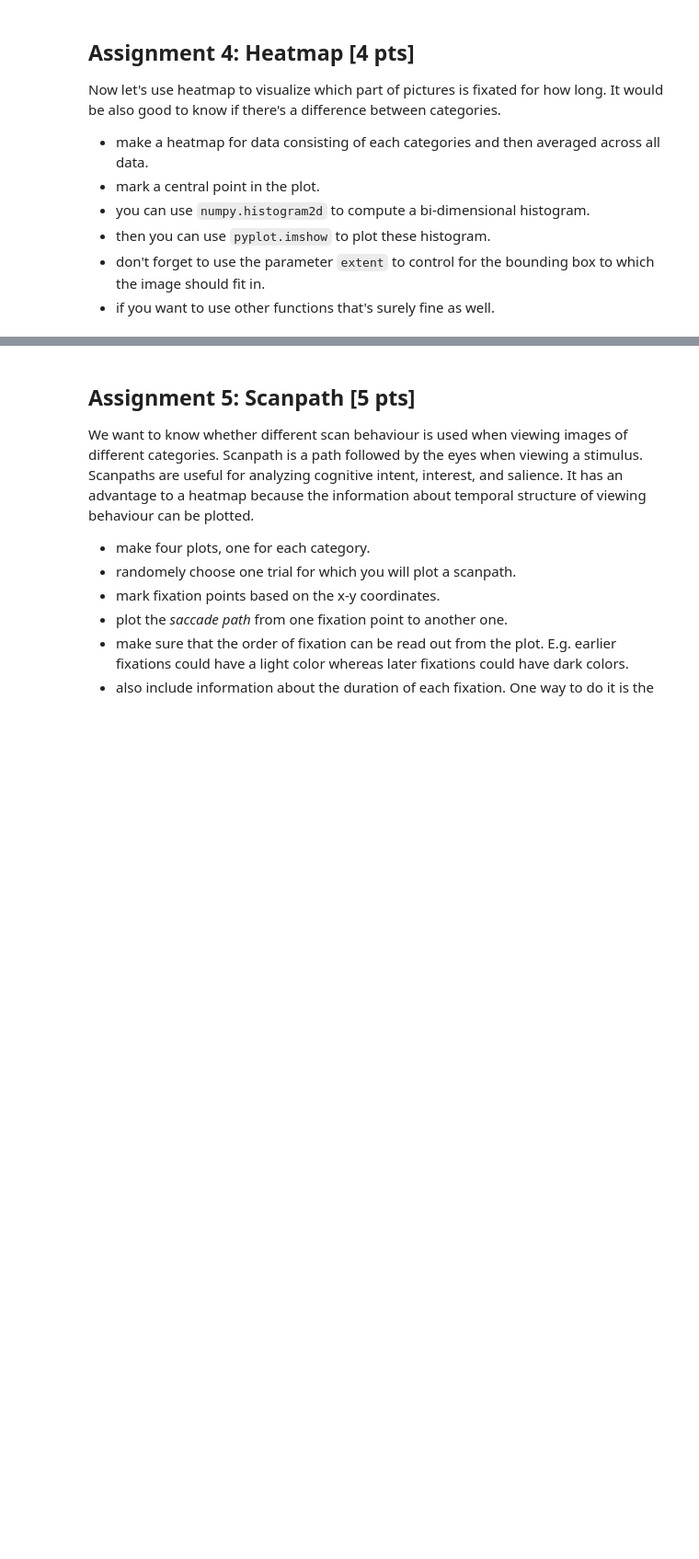
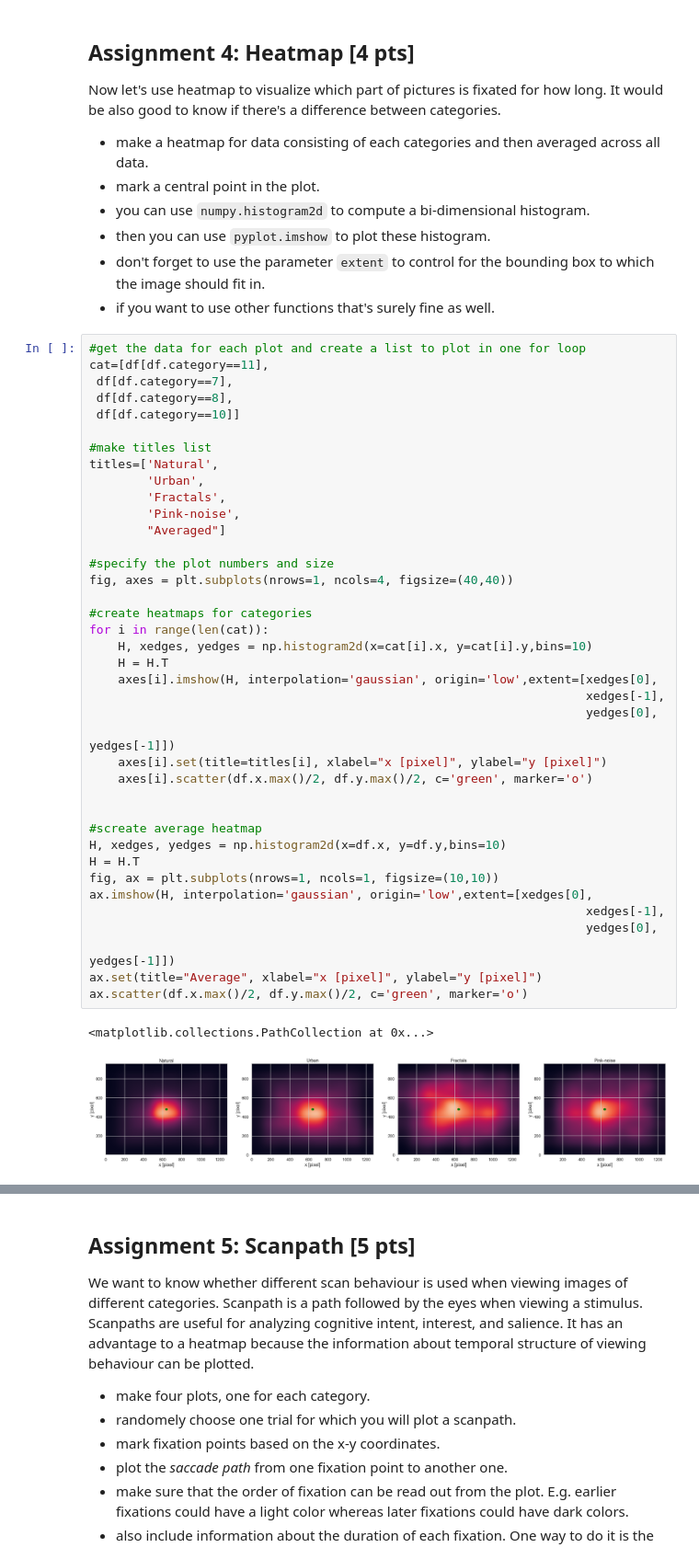
Before and after one commit to NBP-ACC/week-7-acc_7, a Jupyter notebook: Sheet05_Maria.ipynb, the cells around one changed output, grey strips where cells are left out. Shown at 92% size. Cells and saved outputs as stored; diff of their text form; blank space fills up the shorter version.

````diff
--- a/Sheet05_Maria.ipynb
+++ b/Sheet05_Maria.ipynb
@@ -305,3 +292,45 @@ Now let's use heatmap to visualize which part of pictures is fixated for how lon
 - then you can use ```pyplot.imshow``` to plot these histogram.
 - don't forget to use the parameter ```extent``` to control for the bounding box to which the image should fit in.
 - if you want to use other functions that's surely fine as well.
+# %%
+#get the data for each plot and create a list to plot in one for loop
+cat=[df[df.category==11],
+ df[df.category==7],
+ df[df.category==8],
+ df[df.category==10]]
+
+#make titles list
+titles=['Natural',
+        'Urban',
+        'Fractals',
+        'Pink-noise',
+        "Averaged"]
+
+#specify the plot numbers and size
+fig, axes = plt.subplots(nrows=1, ncols=4, figsize=(40,40))
+
+#create heatmaps for categories
+for i in range(len(cat)):
+    H, xedges, yedges = np.histogram2d(x=cat[i].x, y=cat[i].y,bins=10)
+    H = H.T
+    axes[i].imshow(H, interpolation='gaussian', origin='low',extent=[xedges[0],
+                                                                     xedges[-1],
+                                                                     yedges[0],
+                                                                     yedges[-1]])
+    axes[i].set(title=titles[i], xlabel="x [pixel]", ylabel="y [pixel]")
+    axes[i].scatter(df.x.max()/2, df.y.max()/2, c='green', marker='o')
+
+
+#screate average heatmap
+H, xedges, yedges = np.histogram2d(x=df.x, y=df.y,bins=10)
+H = H.T
+fig, ax = plt.subplots(nrows=1, ncols=1, figsize=(10,10))
+ax.imshow(H, interpolation='gaussian', origin='low',extent=[xedges[0],
+                                                                     xedges[-1],
+                                                                     yedges[0],
+                                                                     yedges[-1]])
+ax.set(title="Average", xlabel="x [pixel]", ylabel="y [pixel]")
+ax.scatter(df.x.max()/2, df.y.max()/2, c='green', marker='o')
+# %% [output]
+<matplotlib.collections.PathCollection at 0x...>
+[figure, added]
````
Also changed, not shown: parts of 8 cells of this notebook.
